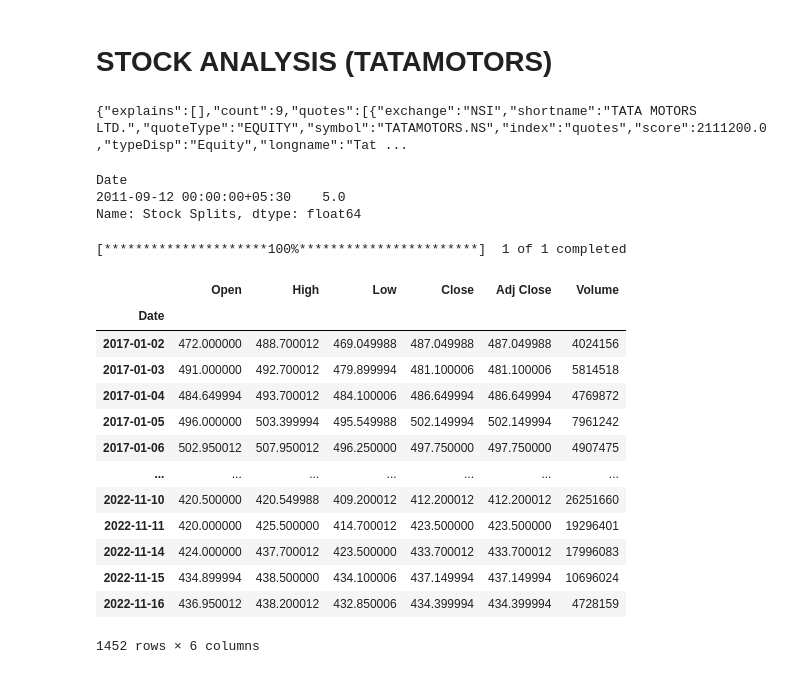
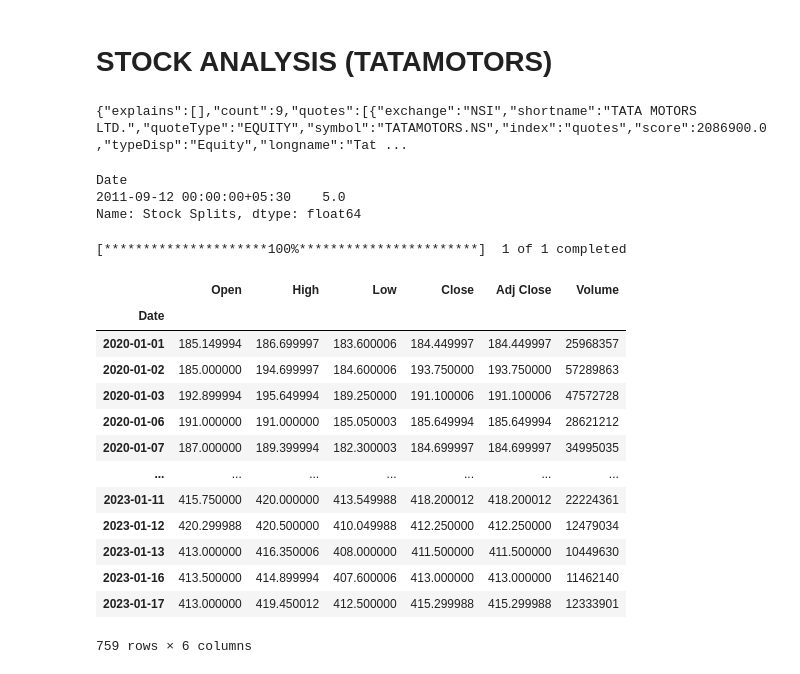
Before and after one commit to SwayamGardas/TATAMOTORS, a Jupyter notebook: TATA/TATAMOTORS.ipynb, the cells around one changed output. Saved outputs shown, nothing was run; the diff lists cells and outputs as text; code cells hidden in the pictures.

```diff
--- a/TATA/TATAMOTORS.ipynb
+++ b/TATA/TATAMOTORS.ipynb
@@ -17,15 +18,15 @@ url = "https://yh-finance.p.rapidapi.com/auto-complete"
 querystring = {"q":"TATAMOTORS.NS","region":"India"}
 
 headers = {
-	"X-RapidAPI-Key": "58b68b1204mshf9dc835********82173jsn42a87c913b7f",
-	"X-RapidAPI-Host": "yh-finance.p.r******om"
+	"X-RapidAPI-Key": "58b68b1204mshf9dc83516db66c7p182173jsn42a87c913b7f",
+	"X-RapidAPI-Host": "yh-finance.p.rapidapi.com"
 }
 
 response = requests.request("GET", url, headers=headers, params=querystring)
 
 print(response.text)
 # %% [output]
-{"explains":[],"count":9,"quotes":[{"exchange":"NSI","shortname":"TATA MOTORS LTD.","quoteType":"EQUITY","symbol":"TATAMOTORS.NS","index":"quotes","score":2111200.0,"typeDisp":"Equity","longname":"Tat ...
+{"explains":[],"count":9,"quotes":[{"exchange":"NSI","shortname":"TATA MOTORS LTD.","quoteType":"EQUITY","symbol":"TATAMOTORS.NS","index":"quotes","score":2086900.0,"typeDisp":"Equity","longname":"Tat ...
 # %%
 TM= yf.Ticker("TATAMOTORS.NS")
 
@@ -40,22 +41,22 @@ Date
 2011-09-12 00:00:00+05:30    5.0
 Name: Stock Splits, dtype: float64
 # %%
-df = yf.download("TATAMOTORS.NS", start="2017-01-01",parse_dates=['Date'],index_col='Date')
+df = yf.download("TATAMOTORS.NS", start="2020-01-01",parse_dates=['Date'],index_col='Date')
 df
 # %% [output]
 [*********************100%***********************]  1 of 1 completed
 |  | Open | High | Low | Close | Adj Close | Volume |
 | Date |  |  |  |  |  |  |
-| 2017-01-02 | 472.000000 | 488.700012 | 469.049988 | 487.049988 | 487.049988 | 4024156 |
-| 2017-01-03 | 491.000000 | 492.700012 | 479.899994 | 481.100006 | 481.100006 | 5814518 |
-| 2017-01-04 | 484.649994 | 493.700012 | 484.100006 | 486.649994 | 486.649994 | 4769872 |
-| 2017-01-05 | 496.000000 | 503.399994 | 495.549988 | 502.149994 | 502.149994 | 7961242 |
-| 2017-01-06 | 502.950012 | 507.950012 | 496.250000 | 497.750000 | 497.750000 | 4907475 |
+| 2020-01-01 | 185.149994 | 186.699997 | 183.600006 | 184.449997 | 184.449997 | 25968357 |
+| 2020-01-02 | 185.000000 | 194.699997 | 184.600006 | 193.750000 | 193.750000 | 57289863 |
+| 2020-01-03 | 192.899994 | 195.649994 | 189.250000 | 191.100006 | 191.100006 | 47572728 |
+| 2020-01-06 | 191.000000 | 191.000000 | 185.050003 | 185.649994 | 185.649994 | 28621212 |
+| 2020-01-07 | 187.000000 | 189.399994 | 182.300003 | 184.699997 | 184.699997 | 34995035 |
 | ... | ... | ... | ... | ... | ... | ... |
-| 2022-11-10 | 420.500000 | 420.549988 | 409.200012 | 412.200012 | 412.200012 | 26251660 |
-| 2022-11-11 | 420.000000 | 425.500000 | 414.700012 | 423.500000 | 423.500000 | 19296401 |
-| 2022-11-14 | 424.000000 | 437.700012 | 423.500000 | 433.700012 | 433.700012 | 17996083 |
-| 2022-11-15 | 434.899994 | 438.500000 | 434.100006 | 437.149994 | 437.149994 | 10696024 |
-| 2022-11-16 | 436.950012 | 438.200012 | 432.850006 | 434.399994 | 434.399994 | 4728159 |
+| 2023-01-11 | 415.750000 | 420.000000 | 413.549988 | 418.200012 | 418.200012 | 22224361 |
+| 2023-01-12 | 420.299988 | 420.500000 | 410.049988 | 412.250000 | 412.250000 | 12479034 |
+| 2023-01-13 | 413.000000 | 416.350006 | 408.000000 | 411.500000 | 411.500000 | 10449630 |
+| 2023-01-16 | 413.500000 | 414.899994 | 407.600006 | 413.000000 | 413.000000 | 11462140 |
+| 2023-01-17 | 413.000000 | 419.450012 | 412.500000 | 415.299988 | 415.299988 | 12333901 |
-1452 rows × 6 columns
+759 rows × 6 columns
 # %%
```
Also changed, not shown: parts of 14 cells of this notebook.
